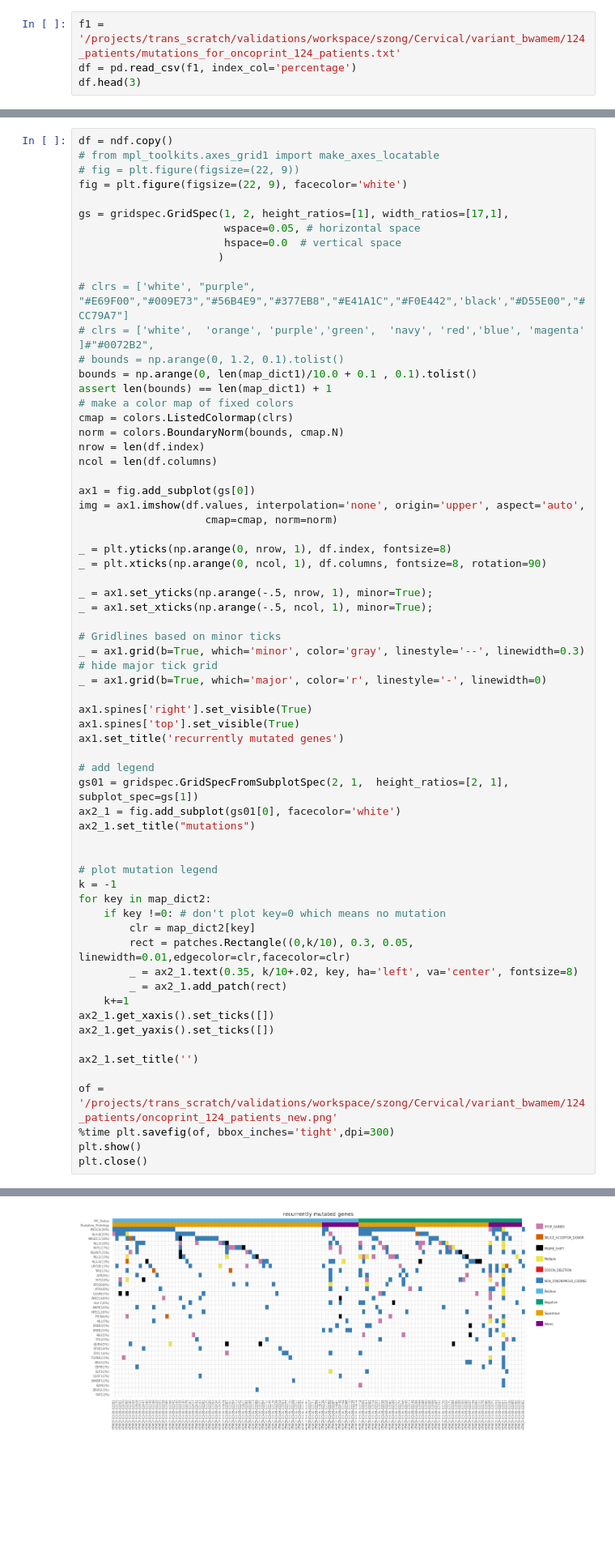
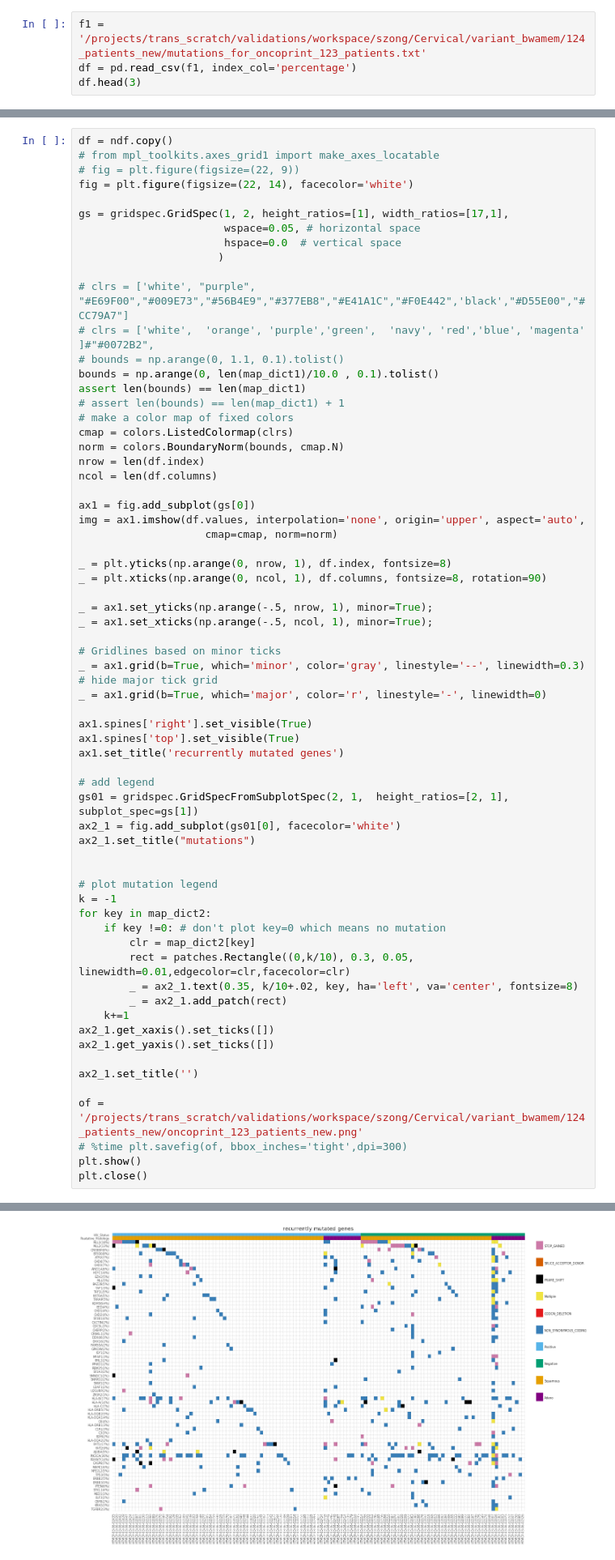
Before and after one commit to stuartzong/notebook, a Jupyter notebook: oncoprint.ipynb, the cells around one changed output, grey strips where cells are left out. Shown at 81% size. Drawn from its saved outputs; the diff is of its cells as text; blank space fills up the shorter version.

```diff
--- a/oncoprint.ipynb
+++ b/oncoprint.ipynb
@@ -15,7 +17,7 @@ matplotlib.style.use('ggplot')
 %matplotlib inline
 matplotlib.rcParams['figure.figsize'] = (8, 6)
 # %%
-f1 = '/projects/trans_scratch/validations/workspace/szong/Cervical/variant_bwamem/124_patients/mutations_for_oncoprint_124_patients.txt'
+f1 = '/projects/trans_scratch/validations/workspace/szong/Cervical/variant_bwamem/124_patients_new/mutations_for_oncoprint_123_patients.txt'
 df = pd.read_csv(f1, index_col='percentage')
 df.head(3)
 # %% [output]
@@ -108,7 +121,7 @@ legends = sorted(map_dict1, key=map_dict1.get, reverse=False)
 df = ndf.copy()
 # from mpl_toolkits.axes_grid1 import make_axes_locatable
 # fig = plt.figure(figsize=(22, 9))
-fig = plt.figure(figsize=(22, 9), facecolor='white')
+fig = plt.figure(figsize=(22, 14), facecolor='white')
 
 gs = gridspec.GridSpec(1, 2, height_ratios=[1], width_ratios=[17,1],
                        wspace=0.05, # horizontal space
@@ -117,9 +130,10 @@ gs = gridspec.GridSpec(1, 2, height_ratios=[1], width_ratios=[17,1],
 
 # clrs = ['white', "purple", "#E69F00","#009E73","#56B4E9","#377EB8","#E41A1C","#F0E442",'black',"#D55E00","#CC79A7"]
 # clrs = ['white',  'orange', 'purple','green',  'navy', 'red','blue', 'magenta' ]#"#0072B2",
-# bounds = np.arange(0, 1.2, 0.1).tolist()
-bounds = np.arange(0, len(map_dict1)/10.0 + 0.1 , 0.1).tolist()
-assert len(bounds) == len(map_dict1) + 1
+# bounds = np.arange(0, 1.1, 0.1).tolist()
+bounds = np.arange(0, len(map_dict1)/10.0 , 0.1).tolist()
+assert len(bounds) == len(map_dict1)
+# assert len(bounds) == len(map_dict1) + 1
 # make a color map of fixed colors
 cmap = colors.ListedColormap(clrs)
 norm = colors.BoundaryNorm(bounds, cmap.N)
@@ -165,8 +179,8 @@ ax2_1.get_yaxis().set_ticks([])
 
 ax2_1.set_title('')
 
-of = '/projects/trans_scratch/validations/workspace/szong/Cervical/variant_bwamem/124_patients/oncoprint_124_patients_new.png'
-%time plt.savefig(of, bbox_inches='tight',dpi=300)
+of = '/projects/trans_scratch/validations/workspace/szong/Cervical/variant_bwamem/124_patients_new/oncoprint_123_patients_new.png'
+# %time plt.savefig(of, bbox_inches='tight',dpi=300)
 plt.show()
 plt.close()
 # %% [output]
@@ -175 +187 @@ Wall time: 7.87 s
-[figure, old version]
+[figure, new version]
```
Also changed, not shown: parts of 34 cells of this notebook, 31 other files.
